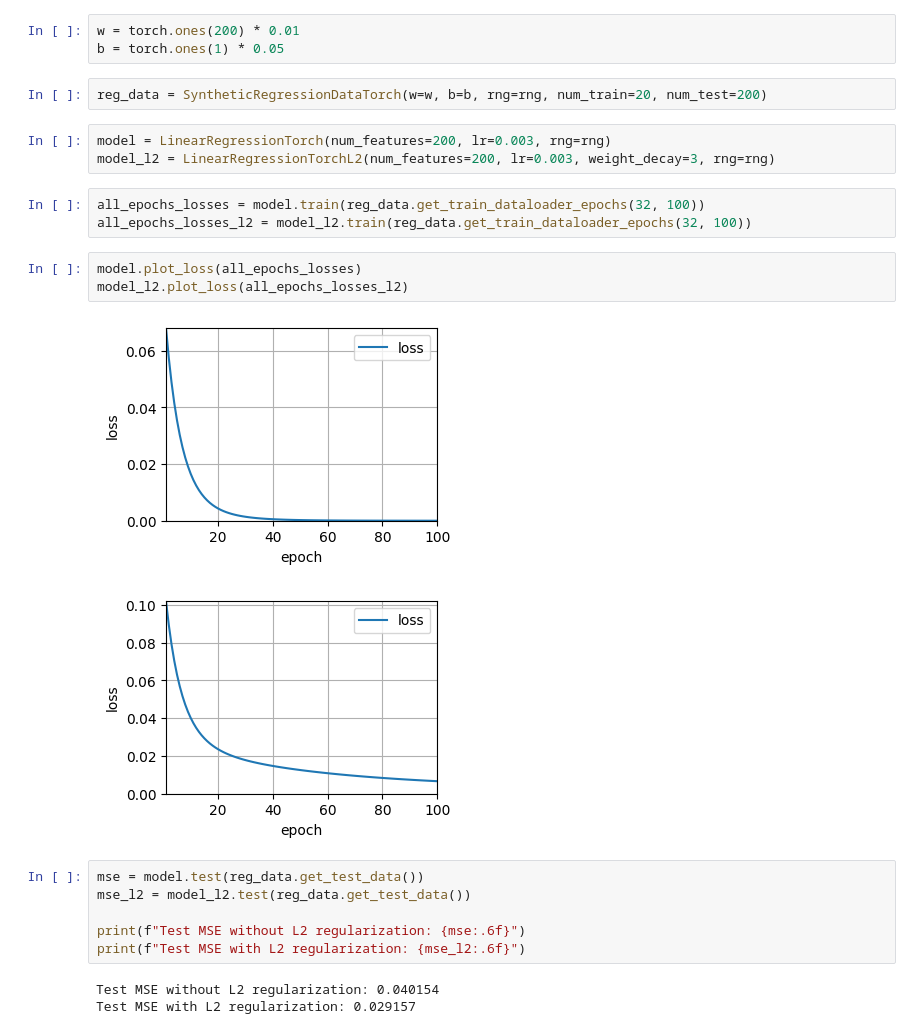
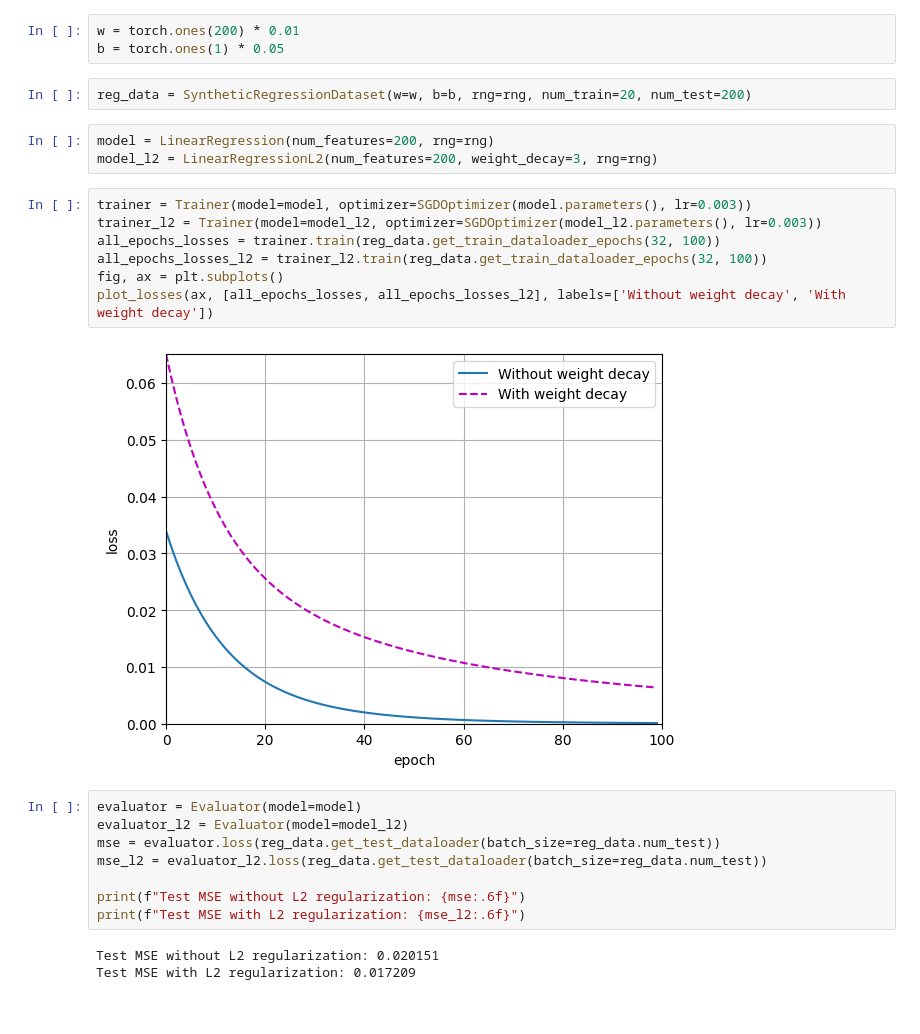
Before and after one commit to annajcy/learn_d2l, a Jupyter notebook: chap3/3.6&7_generalization_weight_decay.ipynb, the cells around one changed output. Saved outputs shown, nothing was run; the diff lists cells and outputs as text.

```diff
--- a/chap3/3.6&7_generalization_weight_decay.ipynb
+++ b/chap3/3.6&7_generalization_weight_decay.ipynb
@@ -28,25 +34,27 @@ rng = torch.Generator().manual_seed(42)
 w = torch.ones(200) * 0.01
 b = torch.ones(1) * 0.05
 # %%
-reg_data = SyntheticRegressionDataTorch(w=w, b=b, rng=rng, num_train=20, num_test=200)
+reg_data = SyntheticRegressionDataset(w=w, b=b, rng=rng, num_train=20, num_test=200)
 # %%
-model = LinearRegressionTorch(num_features=200, lr=0.003, rng=rng)
-model_l2 = LinearRegressionTorchL2(num_features=200, lr=0.003, weight_decay=3, rng=rng)
+model = LinearRegression(num_features=200, rng=rng)
+model_l2 = LinearRegressionL2(num_features=200, weight_decay=3, rng=rng)
 # %%
-all_epochs_losses = model.train(reg_data.get_train_dataloader_epochs(32, 100))
-all_epochs_losses_l2 = model_l2.train(reg_data.get_train_dataloader_epochs(32, 100))
+trainer = Trainer(model=model, optimizer=SGDOptimizer(model.parameters(), lr=0.003))
+trainer_l2 = Trainer(model=model_l2, optimizer=SGDOptimizer(model_l2.parameters(), lr=0.003))
+all_epochs_losses = trainer.train(reg_data.get_train_dataloader_epochs(32, 100))
+all_epochs_losses_l2 = trainer_l2.train(reg_data.get_train_dataloader_epochs(32, 100))
+fig, ax = plt.subplots()
+plot_losses(ax, [all_epochs_losses, all_epochs_losses_l2], labels=['Without weight decay', 'With weight decay'])
+# %% [output]
+[figure, added]
-# %%
-model.plot_loss(all_epochs_losses)
-model_l2.plot_loss(all_epochs_losses_l2)
-# %% [output]
-[figure, removed]
-[figure, removed]
 # %%
-mse = model.test(reg_data.get_test_data())
-mse_l2 = model_l2.test(reg_data.get_test_data())
+evaluator = Evaluator(model=model)
+evaluator_l2 = Evaluator(model=model_l2)
+mse = evaluator.loss(reg_data.get_test_dataloader(batch_size=reg_data.num_test))
+mse_l2 = evaluator_l2.loss(reg_data.get_test_dataloader(batch_size=reg_data.num_test))
 
 print(f"Test MSE without L2 regularization: {mse:.6f}")
 print(f"Test MSE with L2 regularization: {mse_l2:.6f}")
 # %% [output]
-Test MSE without L2 regularization: 0.040154
-Test MSE with L2 regularization: 0.029157
+Test MSE without L2 regularization: 0.020151
+Test MSE with L2 regularization: 0.017209
```
Also changed, not shown: parts of 2 cells of this notebook, 52 other files.
